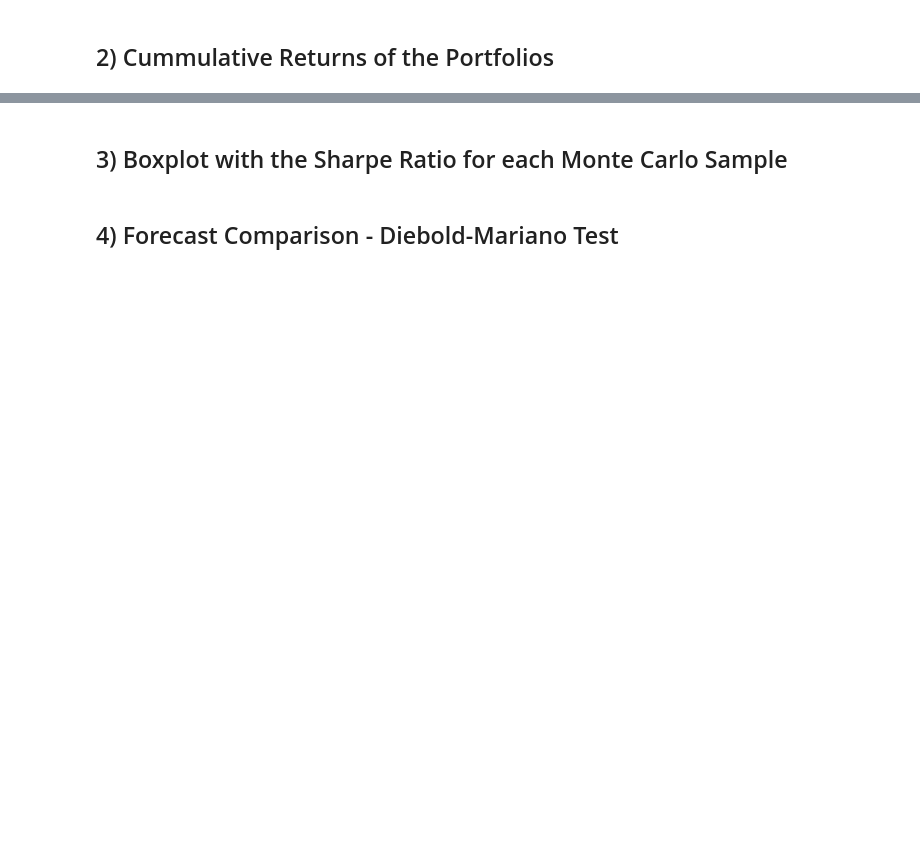
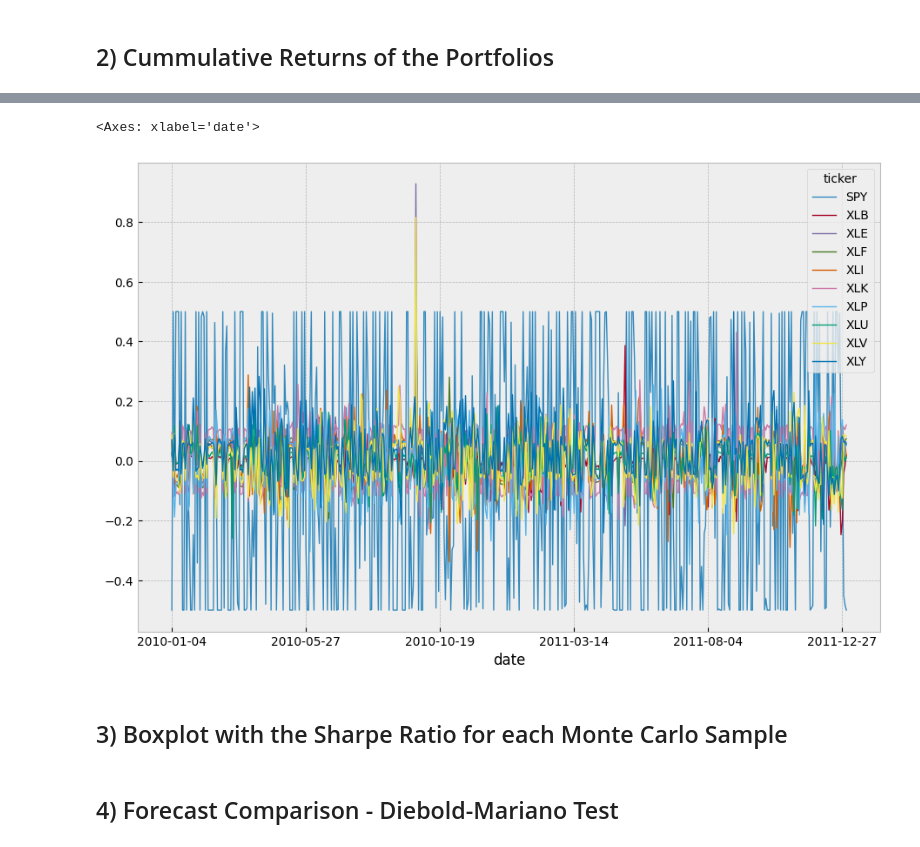
Before and after one commit to dcuoliveira/graph-portfolio-opt, a Jupyter notebook: src/results_report.ipynb, the cells around one changed output, grey strips where cells are left out. Cells and saved outputs as stored; diff of their text form; code cells hidden in the pictures; blank space fills up the shorter version.

```diff
--- a/src/results_report.ipynb
+++ b/src/results_report.ipynb
@@ -88,3 +170,13 @@ plt.show()
+# %%
+model = "mvo_ls_mle_mle"
+summary_df = all_summary_df.loc[all_summary_df["id"] == model]
+
+pivot_summary_df = summary_df[["date", "ticker", "weights"]].pivot_table(index="date", columns="ticker", values="weights").loc["2010-01-01":"2012-01-01"]
+
+pivot_summary_df.plot(figsize=(11, 7))
+# %% [output]
+<Axes: xlabel='date'>
+[figure, added]
 # %% [markdown]
 ## 3) Boxplot with the Sharpe Ratio for each Monte Carlo Sample
 # %% [markdown]
```
Also changed, not shown: parts of 11 cells of this notebook, 1 other file.
